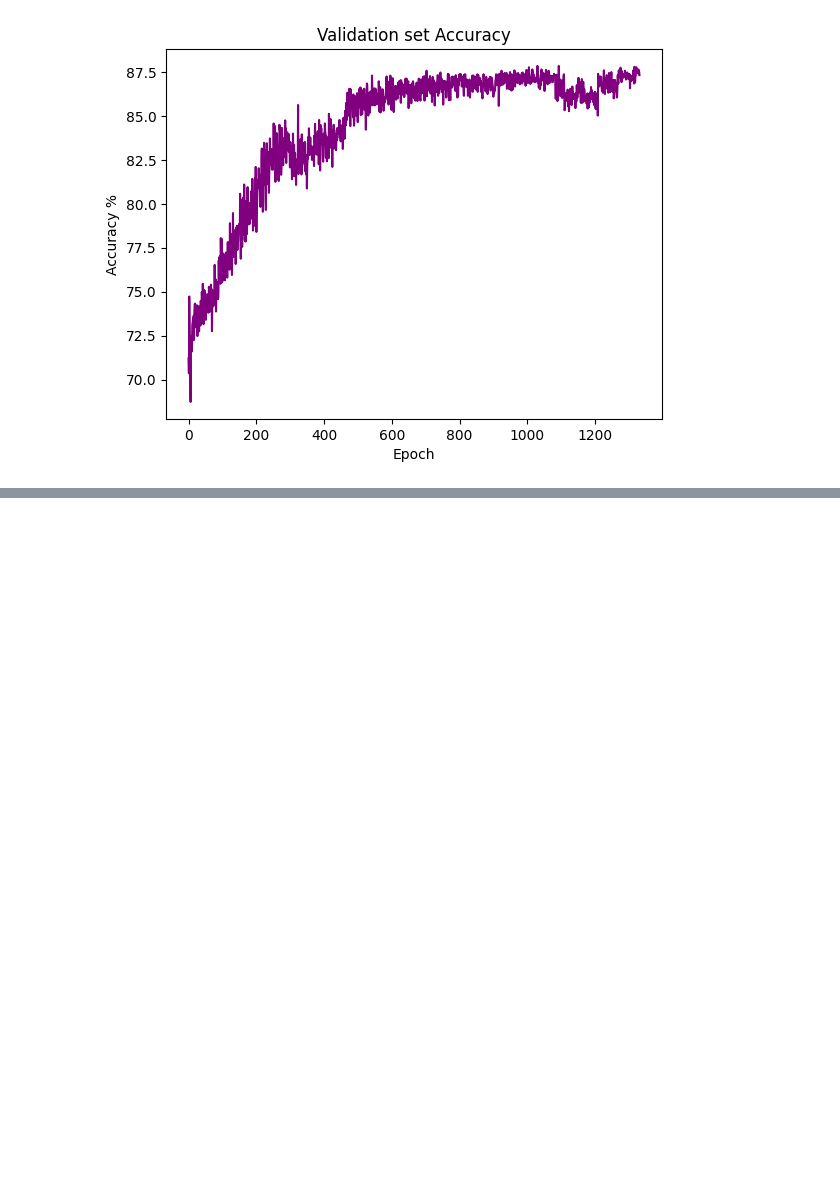
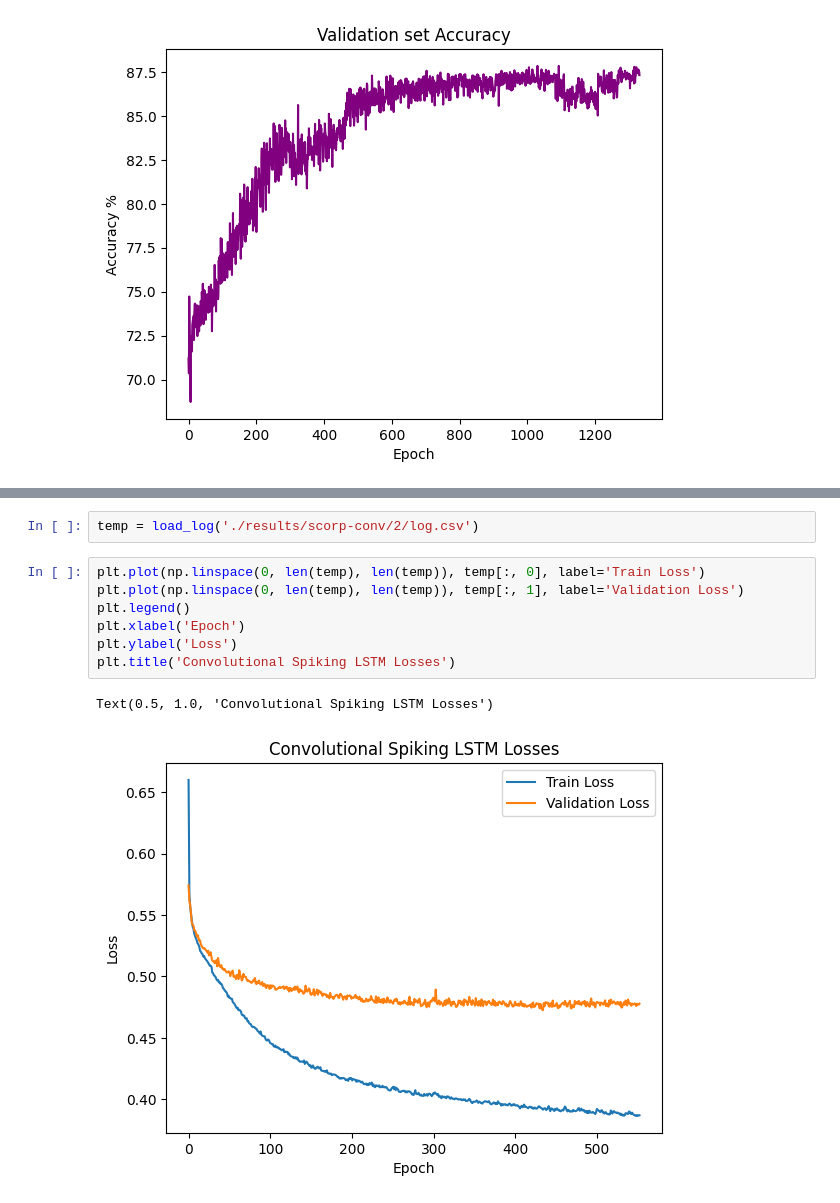
Before and after one commit to khood5/MLAudio, a Jupyter notebook: shotspotter/snn-torch/runs.ipynb, the cells around one changed output, grey strips where cells are left out. Cells and saved outputs as stored; diff of their text form; blank space fills up the shorter version.

Commit message:
graphs for conv runs and power data

```diff
--- a/shotspotter/snn-torch/runs.ipynb
+++ b/shotspotter/snn-torch/runs.ipynb
@@ -315,0 +328,12 @@ np.float64(87.85000610351562)
+# %%
+temp = load_log('./results/scorp-conv/2/log.csv')
+# %%
+plt.plot(np.linspace(0, len(temp), len(temp)), temp[:, 0], label='Train Loss')
+plt.plot(np.linspace(0, len(temp), len(temp)), temp[:, 1], label='Validation Loss')
+plt.legend()
+plt.xlabel('Epoch')
+plt.ylabel('Loss')
+plt.title('Convolutional Spiking LSTM Losses')
+# %% [output]
+Text(0.5, 1.0, 'Convolutional Spiking LSTM Losses')
+[figure, added]
```
Also changed, not shown: parts of 20 cells of this notebook, 1 other file.
